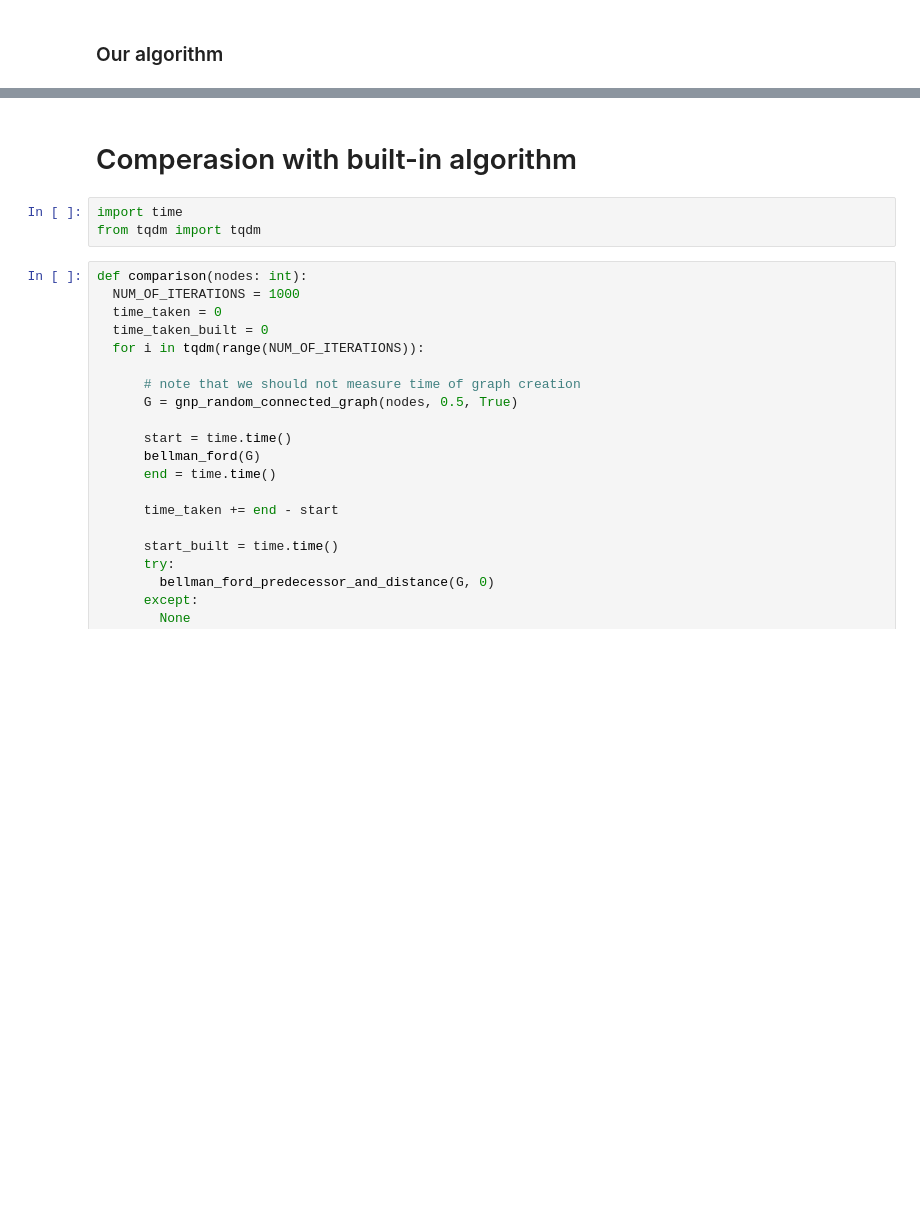
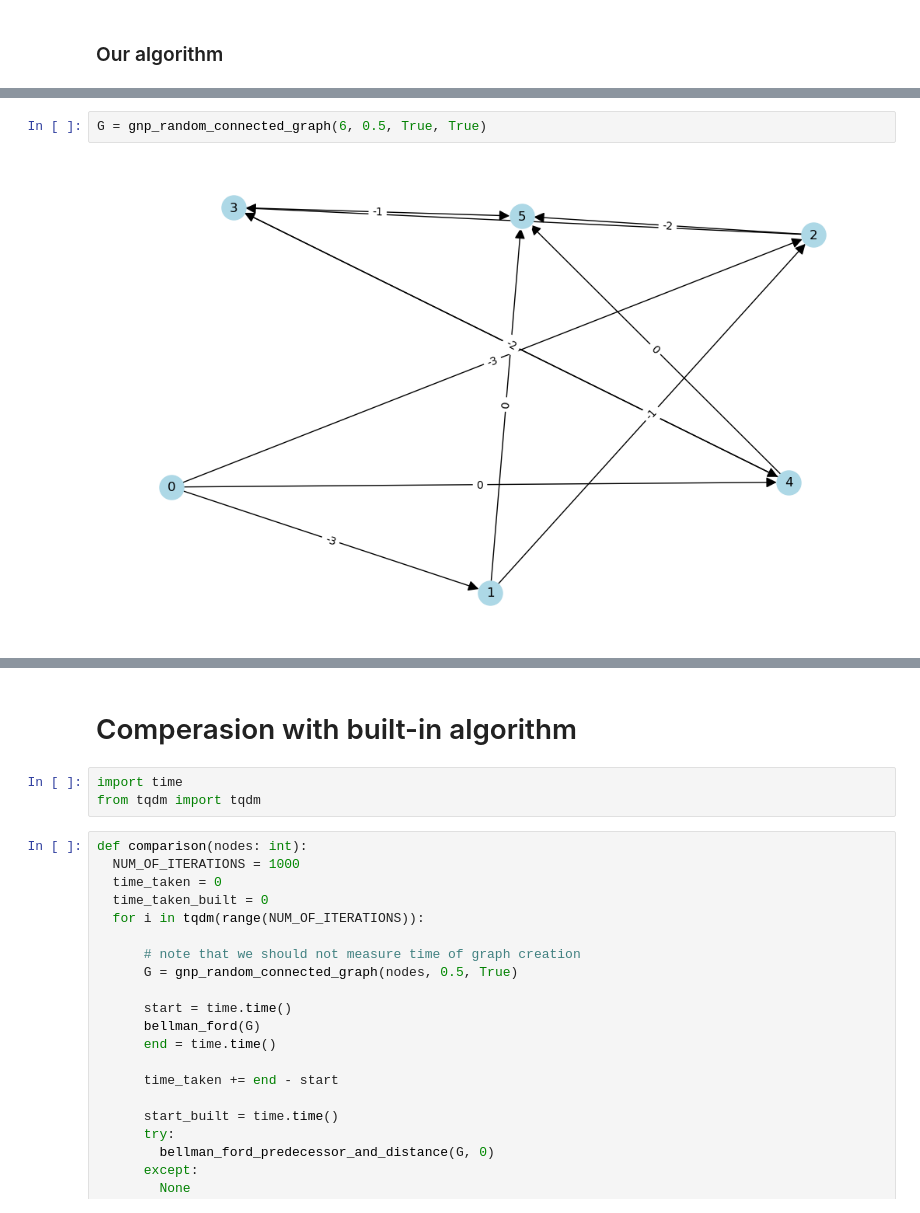
Before and after one commit to BohdanPavliuk/Lab_Discrete, a Jupyter notebook: task1/task_1.2/bellman_ford&floyd_warshall.ipynb, the cells around one changed output, grey strips where cells are left out. Saved outputs shown, nothing was run; the diff lists cells and outputs as text; blank space fills up the shorter version.

```diff
--- a/task1/task_1.2/bellman_ford&floyd_warshall.ipynb
+++ b/task1/task_1.2/bellman_ford&floyd_warshall.ipynb
@@ -119,0 +144,4 @@ Negative cycle detected
+# %%
+G = gnp_random_connected_graph(6, 0.5, True, True)
+# %% [output]
+[figure, added]
```
Also changed, not shown: parts of 13 cells of this notebook.
